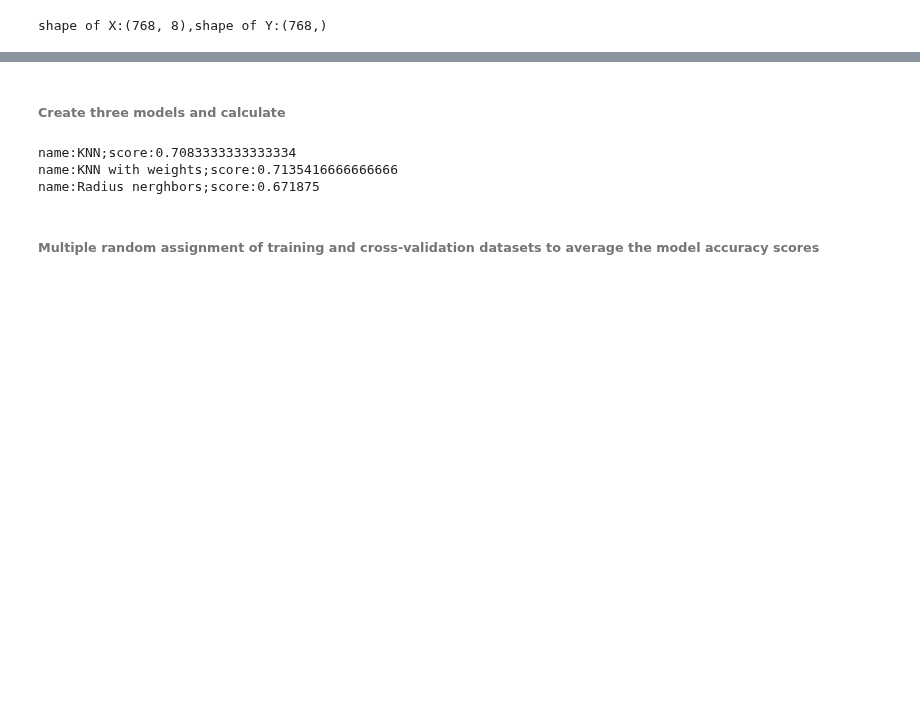
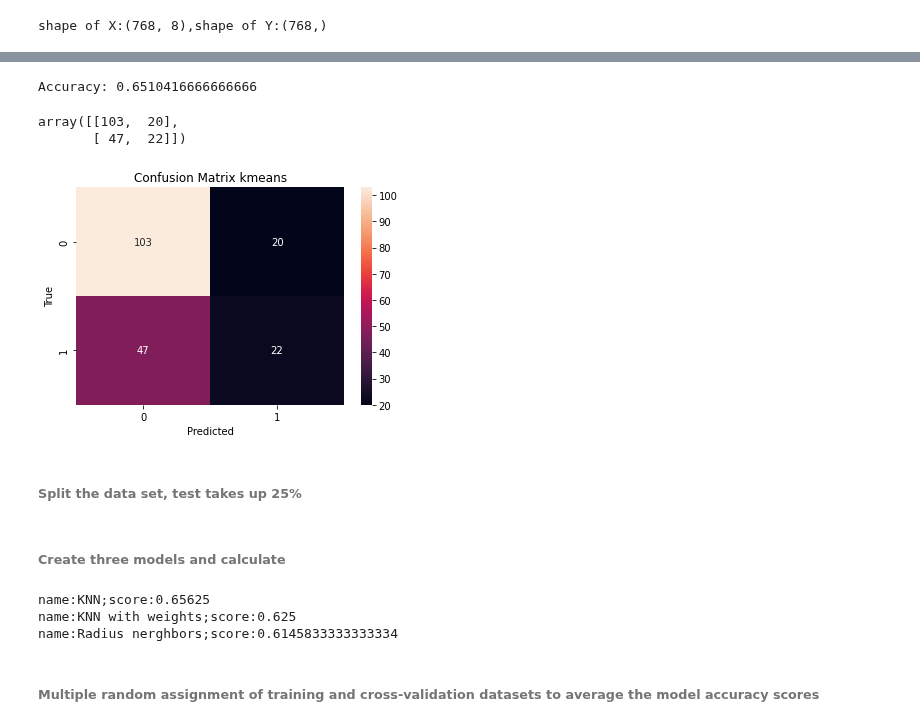
Before and after one commit to Kirovsiki/AI-datamining, a Jupyter notebook: classification task.ipynb, the cells around one changed output, grey strips where cells are left out. Cells and saved outputs as stored; diff of their text form; code cells hidden in the pictures; blank space fills up the shorter version.

```diff
--- a/classification task.ipynb
+++ b/classification task.ipynb
@@ -90,0 +92,2 @@ shape of X:(768, 8),shape of Y:(768,)
+# %%
+X=df.drop(columns=['outcome'])
@@ -90,0 +112,3 @@ shape of X:(768, 8),shape of Y:(768,)
+# %%
+steven = KMeans(n_clusters=2)
+y_pred = steven.fit_predict(X)
@@ -91,6 +121,30 @@ shape of X:(768, 8),shape of Y:(768,)
+# %%
+steven.fit(X_train)
+test_labels = steven.predict(X_test)
+test_labels=[0 if x == 0 else 1 for x in test_labels]
+accurary = accuracy_score(y_test,test_labels)
+# %%
+print("Accuracy:", accurary)
+# %% [output]
+Accuracy: 0.6510416666666666
+# %%
+c_pred = steven.predict(X_test)
+c_cm = confusion_matrix(y_test, c_pred)
+# %%
+c_cm
+# %% [output]
+array([[103,  20],
+       [ 47,  22]])
 # %%
-from sklearn.model_selection import train_test_split
-X_train,X_test,Y_train,Y_test=train_test_split(X,Y,test_size=0.25)
+sns.heatmap(c_cm, annot=True, fmt='d')
+plt.title('Confusion Matrix kmeans')
+plt.xlabel('Predicted')
+plt.ylabel('True')
+plt.show()
+# %% [output]
+[figure, added]
+# %% [markdown]
+###### Split the data set, test takes up 25%
 # %% [markdown]
 ###### Create three models and calculate
 # %%
@@ -107,9 +161,9 @@ for name,model in models:
 for i in range(len(results)):
               print('name:{};score:{}'.format(results[i][0],results[i][1]))
 # %% [output]
-name:KNN;score:0.7083333333333334
-name:KNN with weights;score:0.7135416666666666
-name:Radius nerghbors;score:0.671875
+name:KNN;score:0.65625
+name:KNN with weights;score:0.625
+name:Radius nerghbors;score:0.6145833333333334
 # %% [markdown]
 ###### Multiple random assignment of training and cross-validation datasets to average the model accuracy scores
 # %%
```
Also changed, not shown: parts of 11 cells of this notebook.
